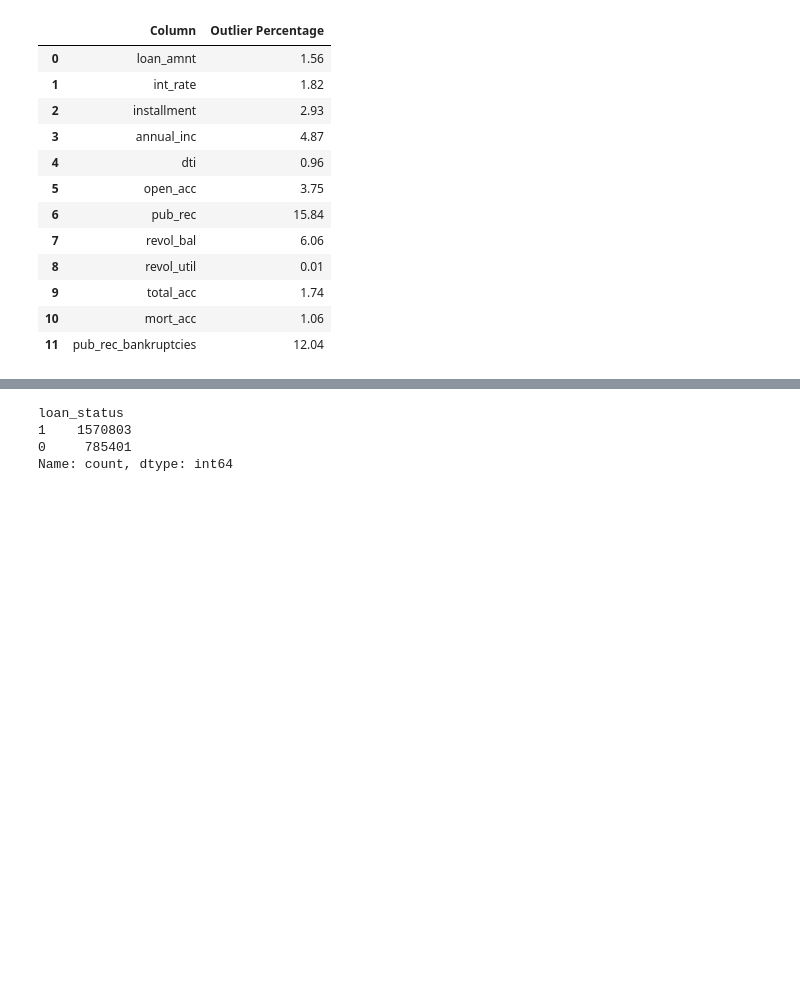
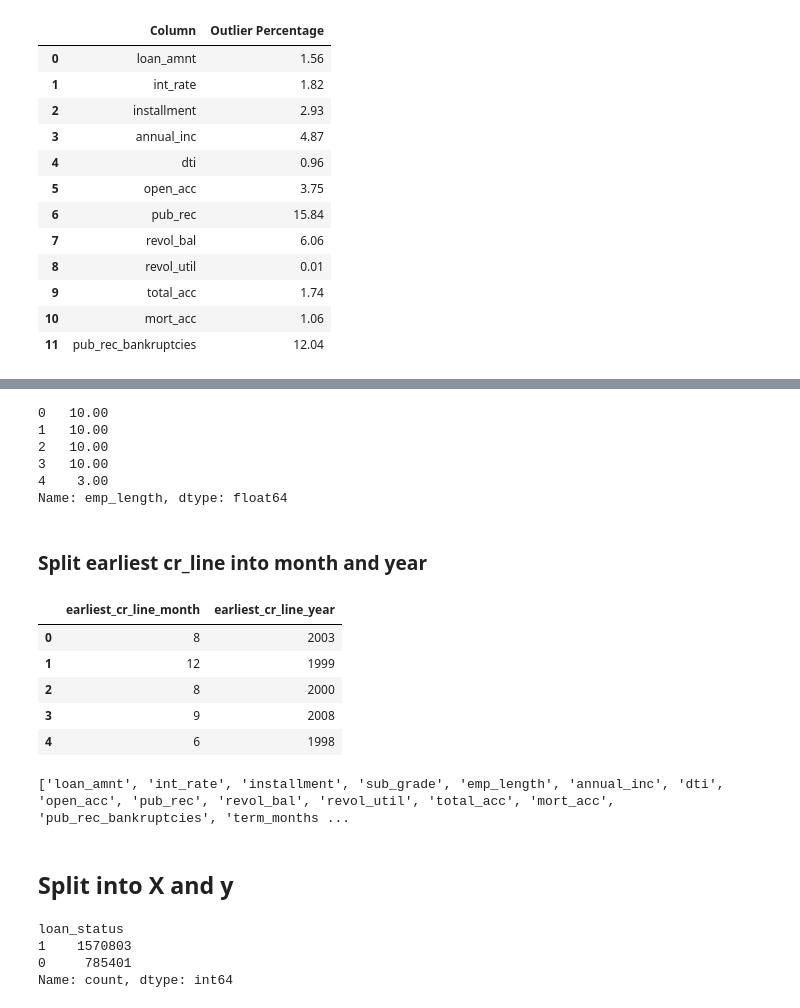
Before and after one commit to HarshVBhatt/CORAL-X, a Jupyter notebook: capstone.ipynb, the cells around one changed output, grey strips where cells are left out. Cells and saved outputs as stored; diff of their text form; code cells hidden in the pictures; blank space fills up the shorter version.

```diff
--- a/capstone.ipynb
+++ b/capstone.ipynb
@@ -880,0 +906,3 @@ outliers_df
+# %%
+lending_club_loan_data_target_filtered["sub_grade"] = lending_club_loan_data_target_filtered["sub_grade"].apply(lambda x: int(x[-1]))
+lending_club_loan_data_target_filtered["sub_grade"].head()
@@ -880,0 +934,35 @@ outliers_df
+# %%
+lending_club_loan_data_target_filtered["emp_length"].fillna(0, inplace=True)
+# %%
+def cnvt_emp_length(x):
+    if x == "10+ years":
+        return 10.0
+    elif x == "< 1 year":
+        return 0.5
+    elif x == 0:
+        return 0.0
+    else:
+        return float(x[0])
+# %%
+lending_club_loan_data_target_filtered["emp_length"] = lending_club_loan_data_target_filtered["emp_length"].apply(lambda x: cnvt_emp_length(x))
+lending_club_loan_data_target_filtered["emp_length"].head()
+# %% [output]
+0   10.00
+1   10.00
+2   10.00
+3   10.00
+4    3.00
+Name: emp_length, dtype: float64
+# %% [markdown]
+### Split earliest cr_line into month and year
+# %%
+lending_club_loan_data_target_filtered["earliest_cr_line_year"] = lending_club_loan_data_target_filtered["earliest_cr_line"].apply(lambda x: int(x.year))
+lending_club_loan_data_target_filtered["earliest_cr_line_month"] = lending_club_loan_data_target_filtered["earliest_cr_line"].apply(lambda x: int(x.month))
+lending_club_loan_data_target_filtered[["earliest_cr_line_month", "earliest_cr_line_year"]].head()
+# %% [output]
+|  | earliest_cr_line_month | earliest_cr_line_year |
+| 0 | 8 | 2003 |
+| 1 | 12 | 1999 |
+| 2 | 8 | 2000 |
+| 3 | 9 | 2008 |
+| 4 | 6 | 1998 |
@@ -881,3 +971,12 @@ outliers_df
+# %%
+numerical_cols = lending_club_loan_data_target_filtered.select_dtypes(include=['number']).columns.tolist()
+categorical_cols = lending_club_loan_data_target_filtered.select_dtypes(exclude=['number']).columns.tolist()
+numerical_cols.remove("loan_status")
+print(numerical_cols, categorical_cols)
+# %% [output]
+['loan_amnt', 'int_rate', 'installment', 'sub_grade', 'emp_length', 'annual_inc', 'dti', 'open_acc', 'pub_rec', 'revol_bal', 'revol_util', 'total_acc', 'mort_acc', 'pub_rec_bankruptcies', 'term_months ...
+# %% [markdown]
+## Split into X and y
 # %%
 #Split into features (X) and target (y)
 X = lending_club_loan_data_target_filtered[numerical_cols + categorical_cols]
```
Also changed, not shown: parts of 16 cells of this notebook.
